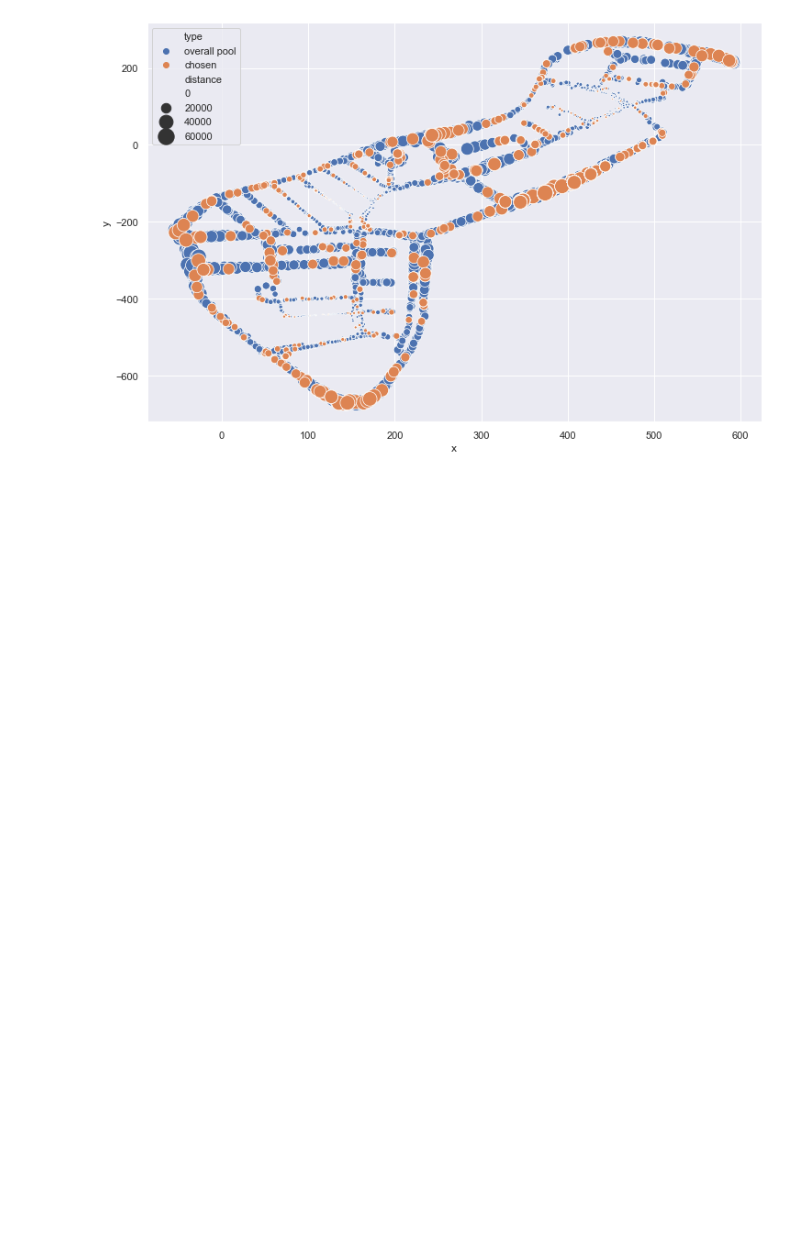
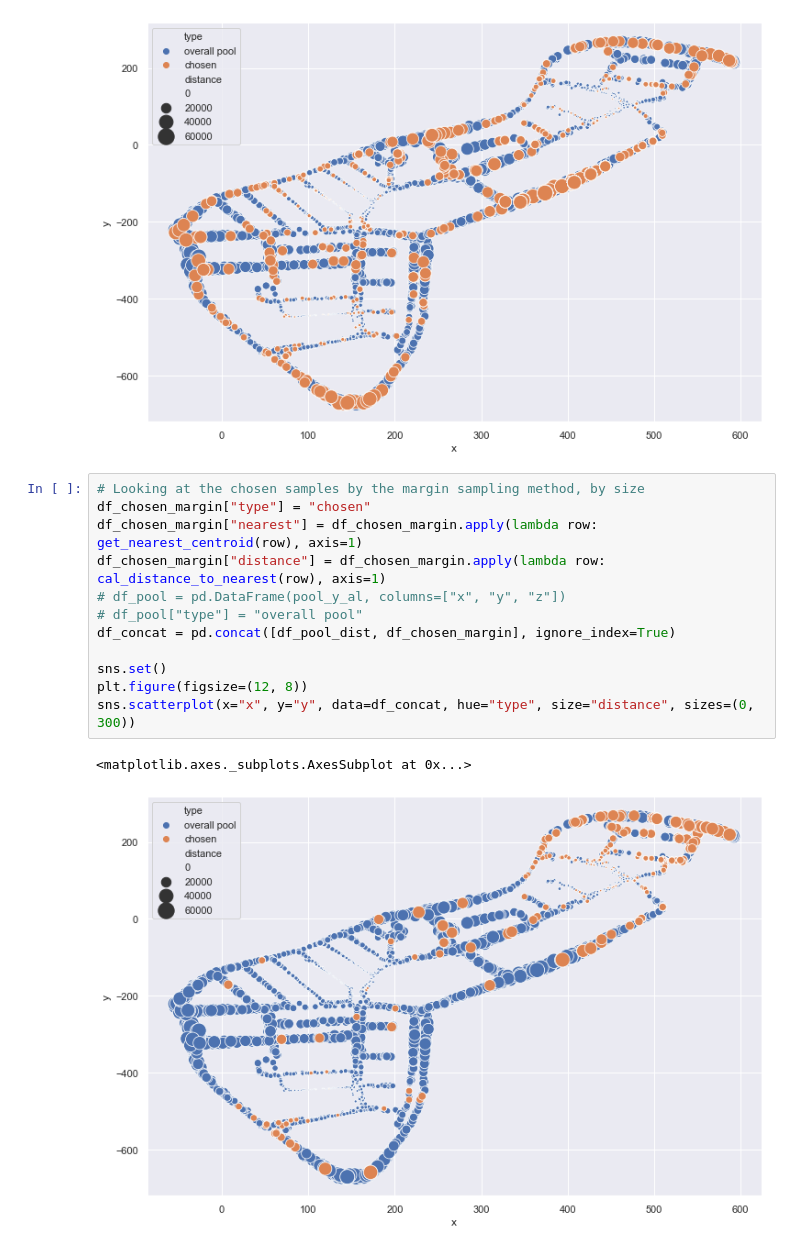
Before and after one commit to telenovelachuan/data_science, a Jupyter notebook: master_project/active_learning.ipynb, the cells around one changed output. Cells and saved outputs as stored; diff of their text form; blank space fills up the shorter version.

Commit message:
clustering analysis on chosen dots

```diff
--- a/master_project/active_learning.ipynb
+++ b/master_project/active_learning.ipynb
@@ -473,5 +473,20 @@ sns.scatterplot(x="x", y="y", data=df_concat, hue="type", size="distance", sizes
 # %% [output]
 <matplotlib.axes._subplots.AxesSubplot at 0x...>
 [figure]
+# %%
+# Looking at the chosen samples by the margin sampling method, by size
+df_chosen_margin["type"] = "chosen"
+df_chosen_margin["nearest"] = df_chosen_margin.apply(lambda row: get_nearest_centroid(row), axis=1)
+df_chosen_margin["distance"] = df_chosen_margin.apply(lambda row: cal_distance_to_nearest(row), axis=1)
+# df_pool = pd.DataFrame(pool_y_al, columns=["x", "y", "z"])
+# df_pool["type"] = "overall pool"
+df_concat = pd.concat([df_pool_dist, df_chosen_margin], ignore_index=True)
+
+sns.set()
+plt.figure(figsize=(12, 8))
+sns.scatterplot(x="x", y="y", data=df_concat, hue="type", size="distance", sizes=(0, 300))
+# %% [output]
+<matplotlib.axes._subplots.AxesSubplot at 0x...>
+[figure, added]
 # %%
 # get the distance of every chosen dots to its nearest centroid, for random sampling strategy
```
Also changed, not shown: parts of 2 cells of this notebook.
